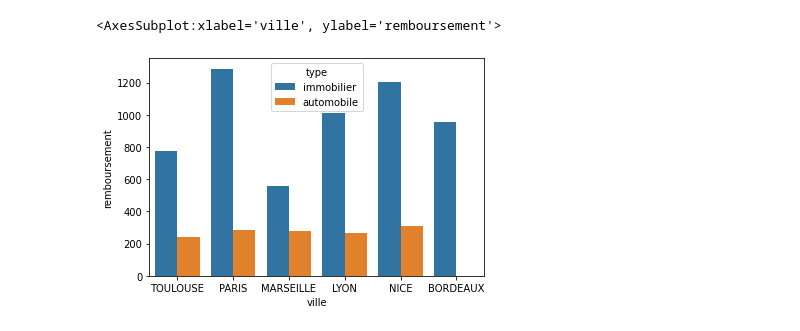
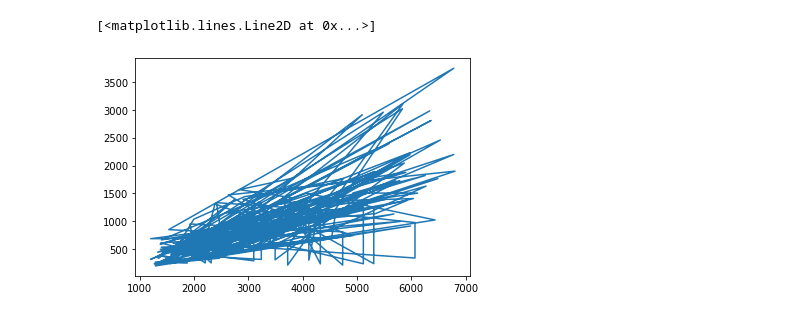
Before and after one commit to cyrinemimouni/ML, a Jupyter notebook: prets_csv.ipynb, the cells around one changed output. Drawn from its saved outputs; the diff is of its cells as text; code cells hidden in the pictures.

```diff
--- a/prets_csv.ipynb
+++ b/prets_csv.ipynb
@@ -33,20 +21,0 @@ sns.barplot(data=prets, x='ville', y='remboursement', ci=False, estimator=sum)
-# %%
-plt.figure(figsize=(10,6))
-
-plt.rcParams.update({'font.size': 10})
-
-sns.scatterplot(data=prets, x='revenu', y='remboursement', hue='type')
-
-plt.ylabel("remboursement")
-
-plt.xlabel('Revenu mensuel (€)')
-
-plt.grid()
-
-plt.xlim(500, 7500)
-
-plt.legend(bbox_to_anchor=(1, 1.02))
-
-plt.title("Taux de remboursement en fonction du revenu mensuel\npar type de prêt contracté")
-
-plt.show()
@@ -55,12 +22,5 @@ plt.show()
-# %%
-import numpy as np
-
-sns.barplot(data=prets, x='ville', y='remboursement', ci=None, estimator=np.mean, hue='type')
-# %% [output]
-<AxesSubplot:xlabel='ville', ylabel='remboursement'>
-[figure, removed]
-# %%
-# Ce texte est au format code
-sns.set_theme()
-sns.set_palette('pastel')
-sns.set_palette('dark')
+# %%
+plt.plot(prets['revenu'], prets['remboursement'])
+# %% [output]
+[<matplotlib.lines.Line2D at 0x...>]
+[figure, added]
```
Also changed, not shown: parts of 6 cells of this notebook.
